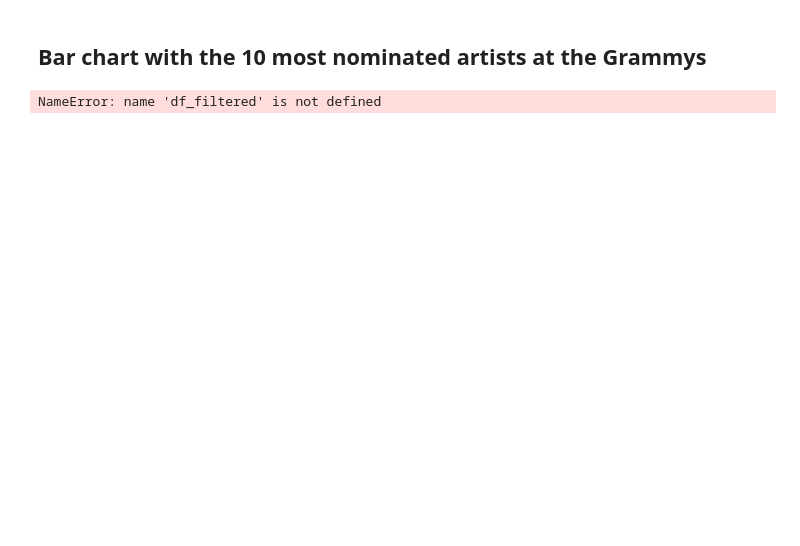
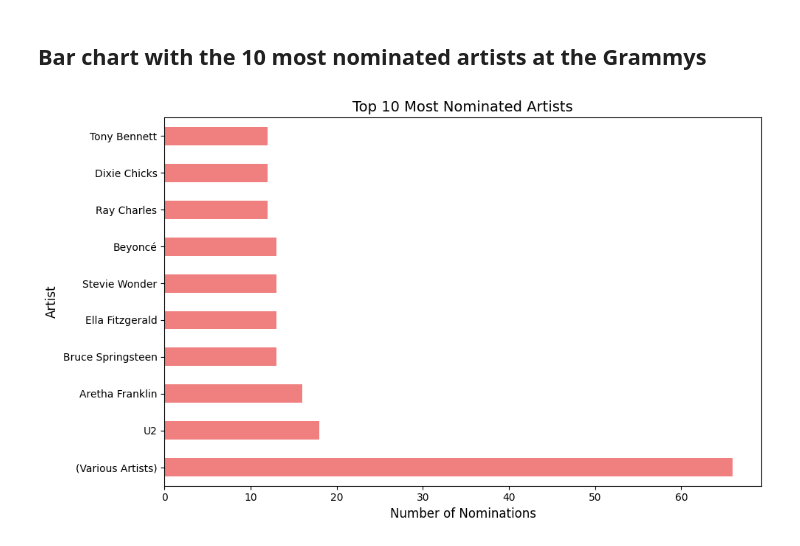
Before and after one commit to 2004santiago/WorkShop-2, a Jupyter notebook: EDA/01_Grammy_EDA.ipynb, the cells around one changed output. Saved outputs shown, nothing was run; the diff lists cells and outputs as text; code cells hidden in the pictures; blank space fills up the shorter version.

```diff
--- a/EDA/01_Grammy_EDA.ipynb
+++ b/EDA/01_Grammy_EDA.ipynb
@@ -213,17 +213,17 @@ plt.show()
 # %% [markdown]
 ## Bar chart with the 10 most nominated artists at the Grammys
 # %%
-artist_counts = df_filtered['artist'].value_counts().head(10)
+artist_counts = df['artist'].value_counts().head(10)
 
 
 plt.figure(figsize=(10, 6))
 artist_counts.plot(kind='barh', color='lightcoral')
 
 plt.title('Top 10 Most Nominated Artists', fontsize=14)
 plt.xlabel('Number of Nominations', fontsize=12)
 plt.ylabel('Artist', fontsize=12)
 
 plt.tight_layout()
 plt.show()
 # %% [output]
-NameError: name 'df_filtered' is not defined
+[figure, added]
```
Also changed, not shown: parts of 1 cell of this notebook.
